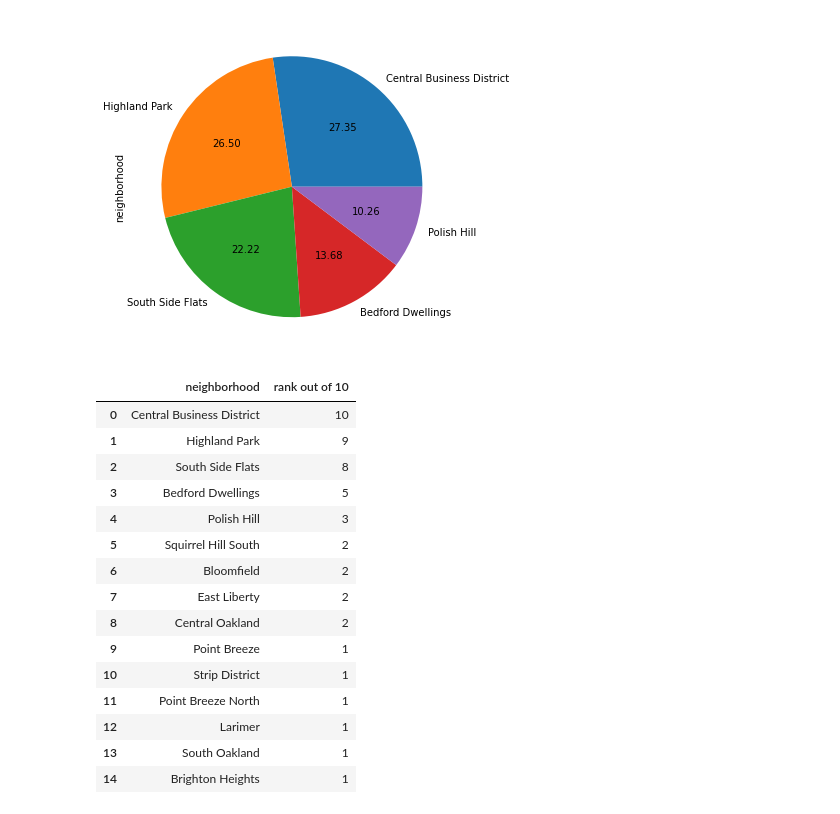
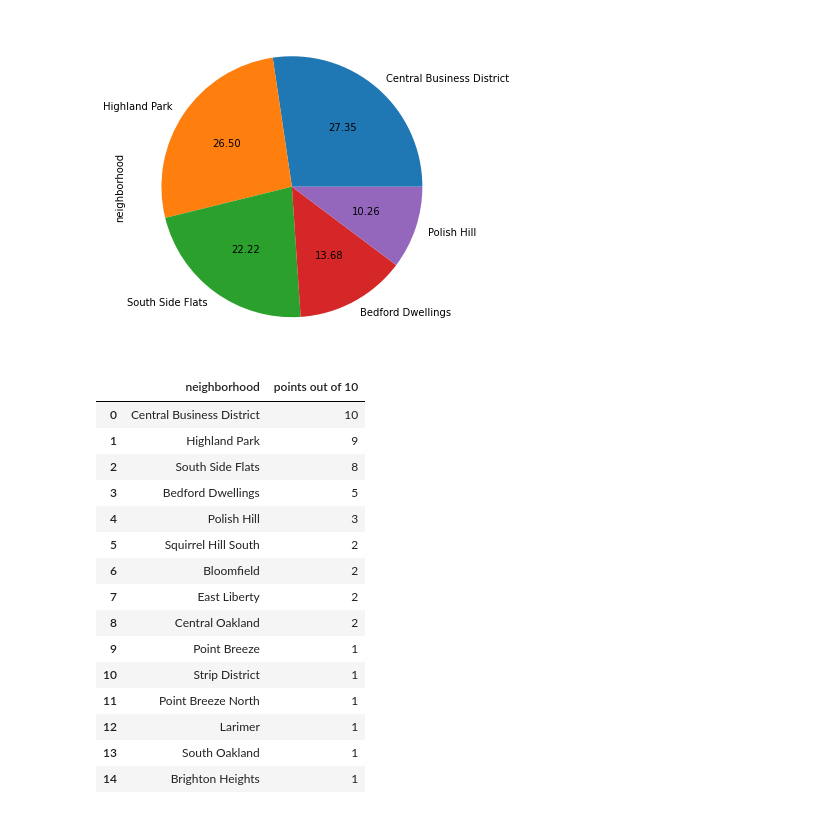
Before and after one commit to claireemch/Final-Project, a Jupyter notebook: Elio-Notebook.ipynb, the cells around one changed output. Drawn from its saved outputs; the diff is of its cells as text; code cells hidden in the pictures.

```diff
--- a/Elio-Notebook.ipynb
+++ b/Elio-Notebook.ipynb
@@ -83,16 +83,16 @@ parks["neighborhood"].value_counts().head().plot(kind='pie', figsize=(6,6) , aut
 # %%
 park_mask = df["land_use"]== "Park"
 parks = df[park_mask]
 
 tc = parks["neighborhood"].value_counts()
 
 tree = [x[1] * 5 for x in pq.iteritems()]
-tree_dict = {"neighborhood": [x[0] for x in tc.iteritems()], "rank out of 10" : [math.floor(x[1] * (10/128)) for x in pq.iteritems()] }
+tree_dict = {"neighborhood": [x[0] for x in tc.iteritems()], "points out of 10" : [math.floor(x[1] * (10/128)) for x in pq.iteritems()] }
 
 df8 = pd.DataFrame(tree_dict)
 df8.head(15)
 # %% [output]
-|  | neighborhood | rank out of 10 |
+|  | neighborhood | points out of 10 |
 | 0 | Central Business District | 10 |
 | 1 | Highland Park | 9 |
 | 2 | South Side Flats | 8 |
```
Also changed, not shown: parts of 2 cells of this notebook, 1 other file.
